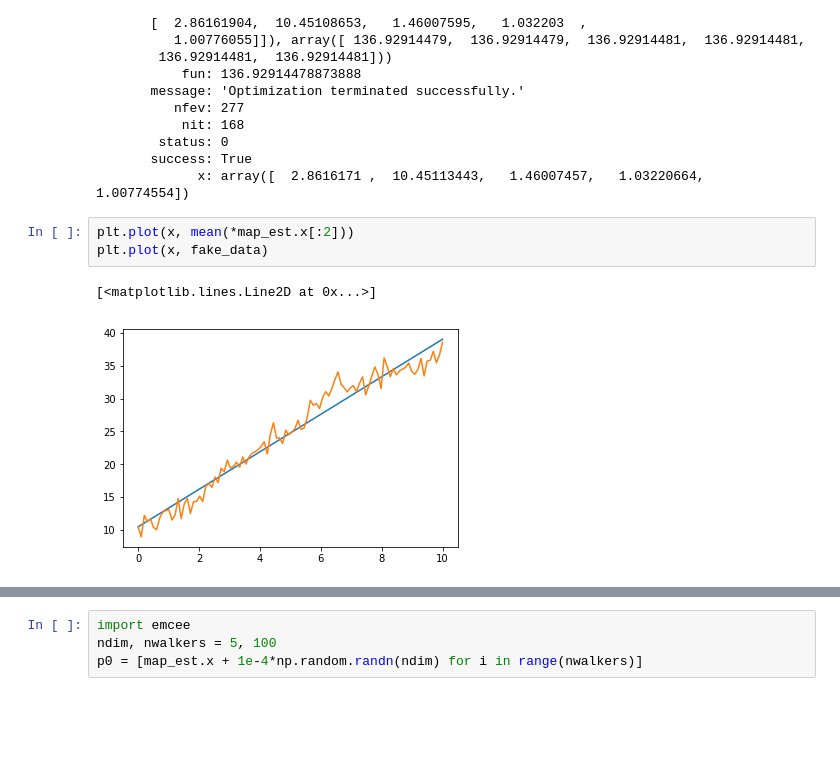
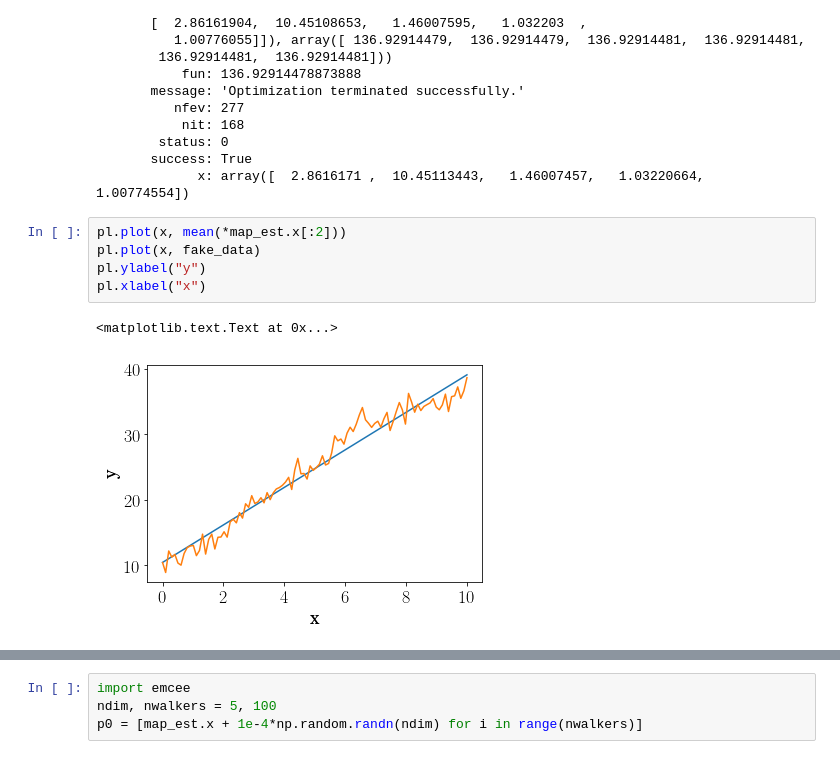
Before and after one commit to KeplerGO/oktopus, a Jupyter notebook: docs/source/notebooks/mvgaussian.ipynb, the cells around one changed output, grey strips where cells are left out. Saved outputs shown, nothing was run; the diff lists cells and outputs as text; blank space fills up the shorter version.

```diff
--- a/docs/source/notebooks/mvgaussian.ipynb
+++ b/docs/source/notebooks/mvgaussian.ipynb
@@ -59,8 +69,10 @@ map_est
        success: True
              x: array([  2.8616171 ,  10.45113443,   1.46007457,   1.03220664,   1.00774554])
 # %%
-plt.plot(x, mean(*map_est.x[:2]))
-plt.plot(x, fake_data)
+pl.plot(x, mean(*map_est.x[:2]))
+pl.plot(x, fake_data)
+pl.ylabel("y")
+pl.xlabel("x")
 # %% [output]
-[<matplotlib.lines.Line2D at 0x...>]
+<matplotlib.text.Text at 0x...>
-[figure, old version]
+[figure, new version]
```
Also changed, not shown: parts of 11 cells of this notebook.
